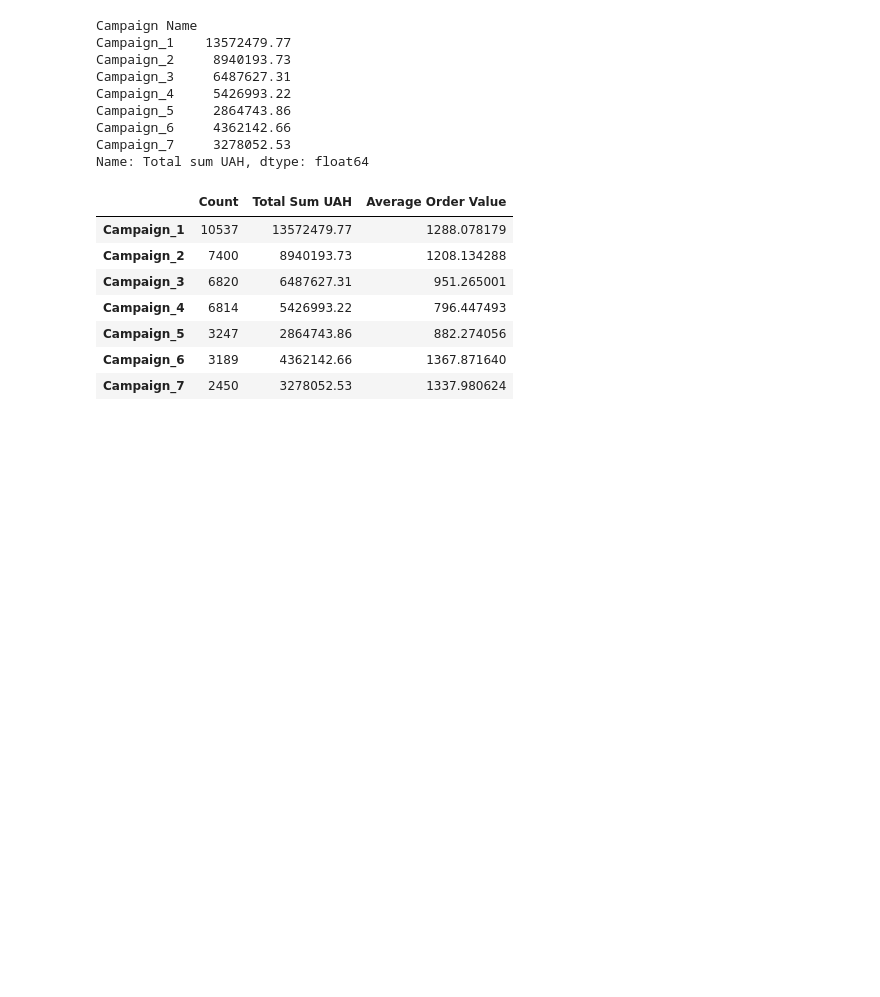
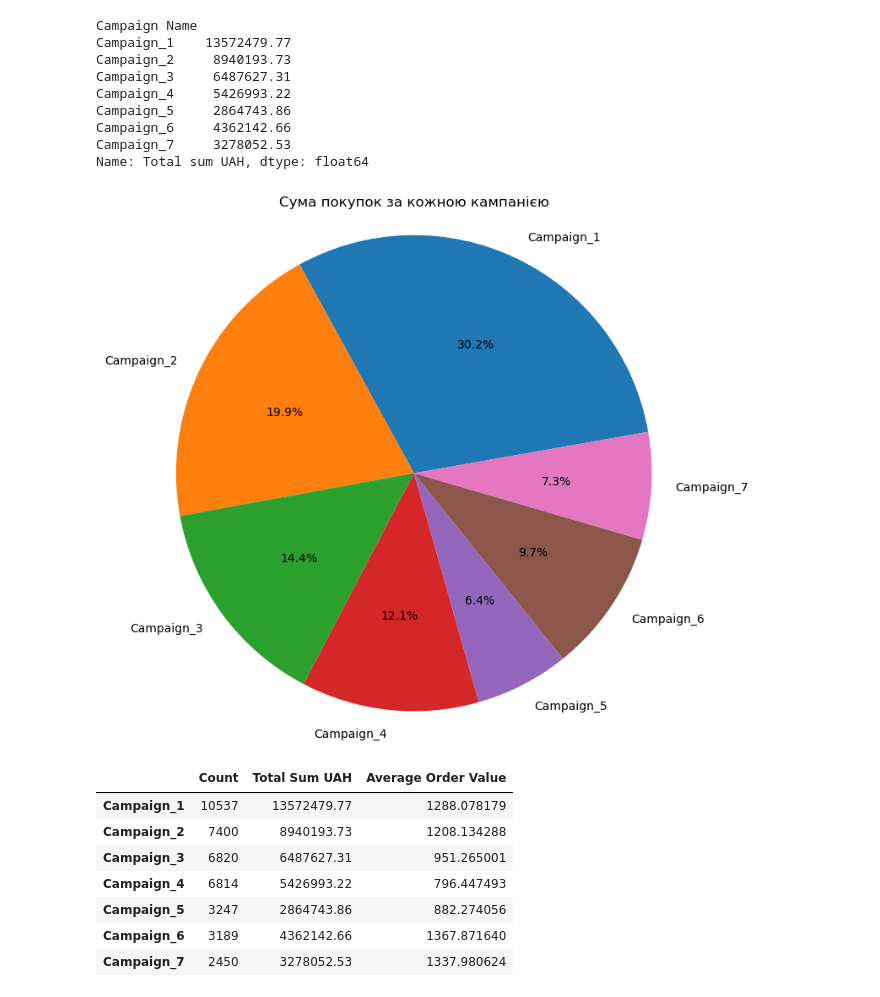
Before and after one commit to Olrana/Test_1, a Jupyter notebook: Sheet4_test_Ravska.ipynb, the cells around one changed output. Saved outputs shown, nothing was run; the diff lists cells and outputs as text; code cells hidden in the pictures; blank space fills up the shorter version.

```diff
--- a/Sheet4_test_Ravska.ipynb
+++ b/Sheet4_test_Ravska.ipynb
@@ -60,6 +60,16 @@ Campaign_5     2864743.86
 Campaign_6     4362142.66
 Campaign_7     3278052.53
 Name: Total sum UAH, dtype: float64
+# %%
+purchase_sum = task4_df1.groupby('Campaign Name')['Total sum UAH'].sum()
+
+plt.figure(figsize=(8, 8))
+plt.pie(purchase_sum, labels=purchase_sum.index, autopct='%1.1f%%', startangle=1450)
+plt.axis('equal')
+plt.title('Сума покупок за кожною кампанією')
+plt.show()
+# %% [output]
+[figure, new version]
 # %%
 count_by_campaign = task4_df1['Campaign Name'].value_counts()
 sum_by_campaign = task4_df1.groupby('Campaign Name')['Total sum UAH'].sum()
```
Also changed, not shown: parts of 5 cells of this notebook, 1 other file.
